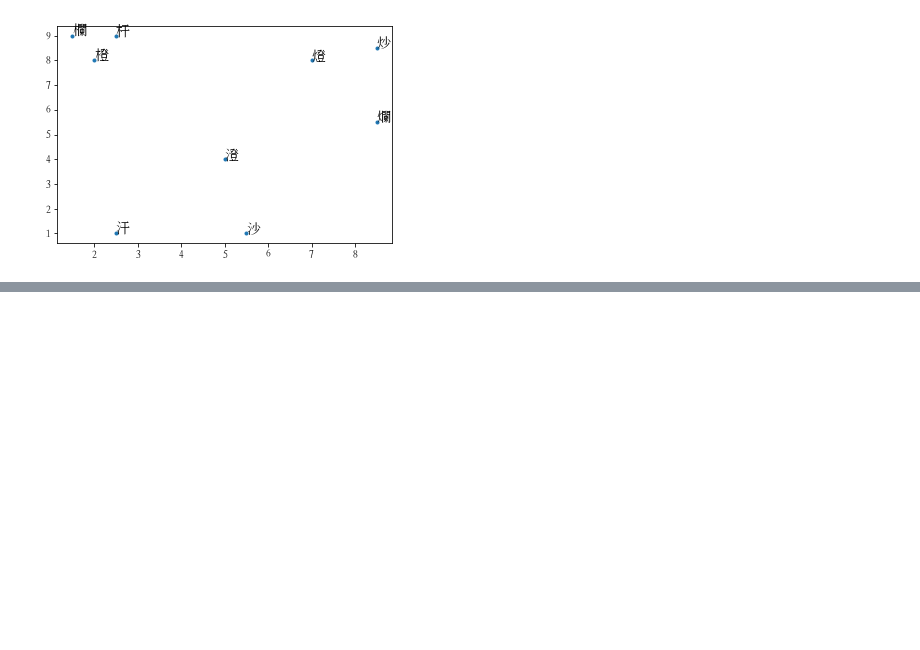
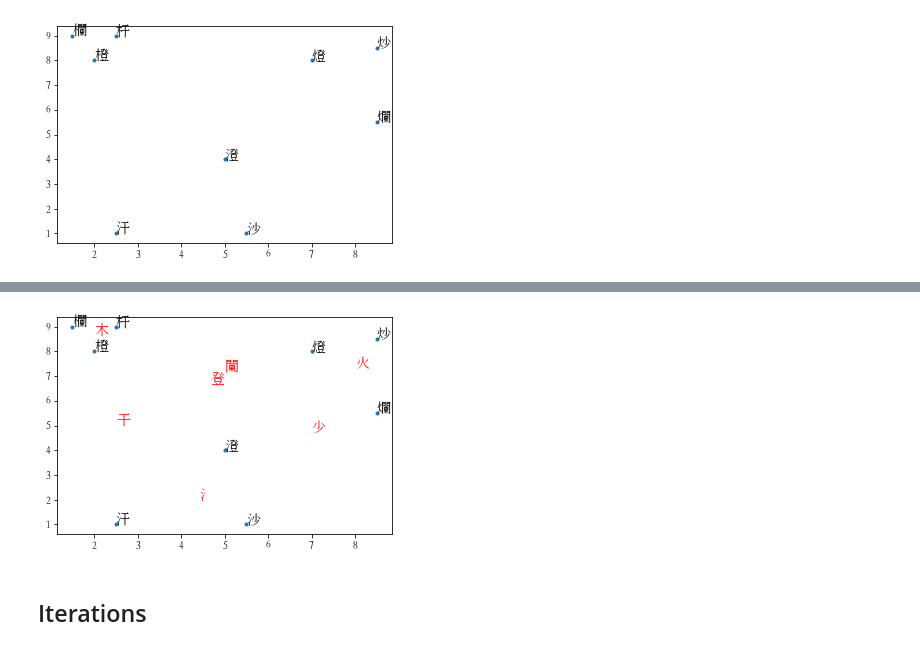
Before and after one commit to seantyh/CompoTree, a Jupyter notebook: etc/12.11-EM.compo.ipynb, the cells around one changed output, grey strips where cells are left out. Cells and saved outputs as stored; diff of their text form; code cells hidden in the pictures; blank space fills up the shorter version.

Commit message:
EM-compo

```diff
--- a/etc/12.11-EM.compo.ipynb
+++ b/etc/12.11-EM.compo.ipynb
@@ -60,0 +134,4 @@ for i, ch in enumerate(targets):
+# %%
+pcz = phi/phi.sum(axis=1, keepdims=True)
+# %%
+pz = np.ones(phi.shape[0]) / phi.shape[0]  # uniform character weight
@@ -60,0 +150,5 @@ for i, ch in enumerate(targets):
+# %%
+pzc = pcz * pz[:, np.newaxis]
+# pzc = pzc * dcmat
+pzc = pzc / pzc.sum(axis=0)
+pzc
@@ -60,0 +165,13 @@ for i, ch in enumerate(targets):
+# %%
+prev_compo_vectors = compo_vectors.copy()
+compo_vectors = pzc.T.dot(vectors)
+# %%
+plt.plot(vectors[:,0], vectors[:, 1], '.')
+for i, ch in enumerate(targets):
+    plt.text(vectors[i, 0], vectors[i, 1], ch, fontsize=14)
+for j, compo in enumerate(compolist):
+    plt.text(compo_vectors[j, 0], compo_vectors[j, 1], compo, fontsize=14, color="red")
+# %% [output]
+[figure, added]
+# %% [markdown]
+## Iterations
```
Also changed, not shown: parts of 26 cells of this notebook.
